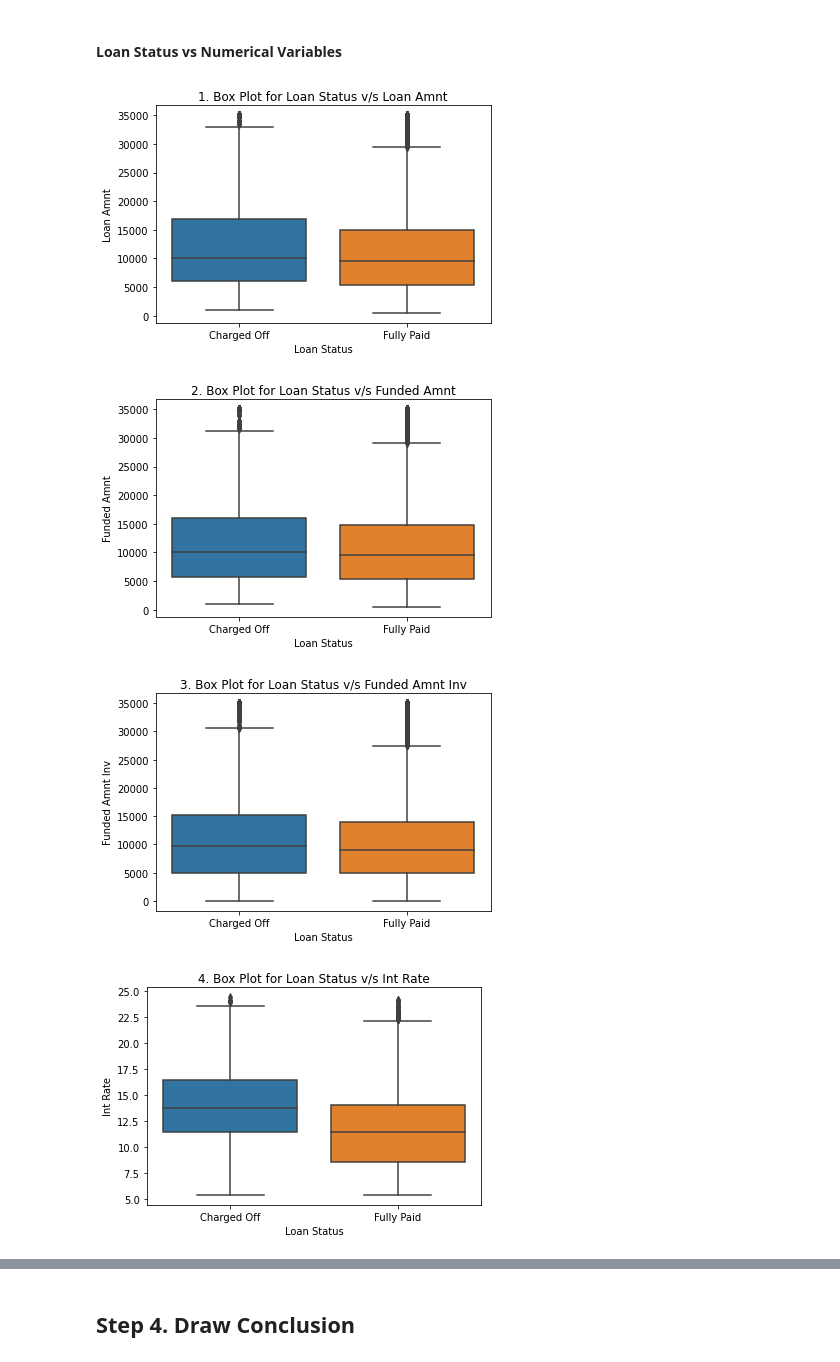
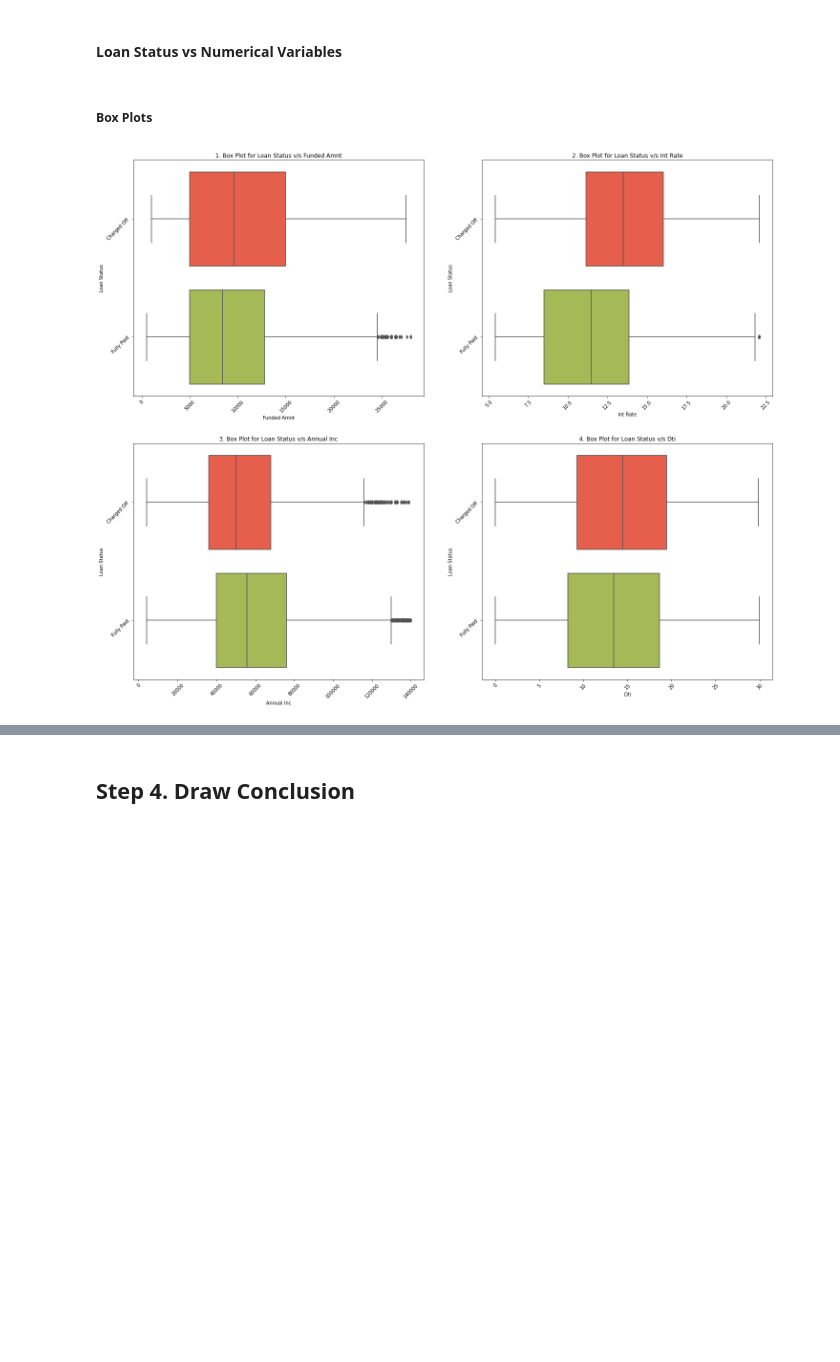
Before and after one commit to rahul-nanwani/lending-club, a Jupyter notebook: Rahul_Nanwani.ipynb, the cells around one changed output, grey strips where cells are left out. Cells and saved outputs as stored; diff of their text form; code cells hidden in the pictures; blank space fills up the shorter version.

```diff
--- a/Rahul_Nanwani.ipynb
+++ b/Rahul_Nanwani.ipynb
@@ -356,11 +362,9 @@ df['emp_length'] = df['emp_length'].dropna().apply(lambda x: 0 if x == '< 1 year
 # %% [markdown]
 We need only month for our analysis, let us keep only month and set its column type as category.
 # %%
-df['issue_d'] = df['issue_d'].dropna().apply(lambda x: dt.strptime(x, '%b-%y')).dt.month
+df['issue_d'] = df['issue_d'].apply(lambda x: dt.strptime(x, '%b-%y')).dt.month
 # %%
 df['issue_d'] = df['issue_d'].astype('category')
-# %%
-df['annual_inc'] = df['annual_inc'] / 1000
 # %%
 df.info()
 # %% [output]
@@ -442,2 +435,0 @@ This has a very few outliers at the top. We can drop the ones that have more tha
-# %%
-df = df[df['annual_inc']<3000]
@@ -525,0 +536,17 @@ for col in numerical_columns:
+# %%
+fig, axs = plt.subplots(nrows=4, ncols=2, figsize=(16, 21))
+subplots = axs.flatten()
+
+for idx, col in enumerate(numerical_columns):
+    col_name = col.replace('_', ' ').title()
+    ax = subplots[idx]
+
+    sns.histplot(x=df[col], bins=10, ax=ax)
+
+    ax.set_title(f"{idx+1}. Histogram Plot for {col_name}")
+    ax.set_xlabel(col_name)
+    ax.set_ylabel('Count')
+    ax.tick_params(labelrotation=45)
+
+plt.tight_layout()
+plt.show()
@@ -556,21 +592,22 @@ for col in categorical_columns:
 # %% [markdown]
 #### Loan Status vs Numerical Variables
+# %% [markdown]
+##### Box Plots
 # %%
-count = 0
+fig, axs = plt.subplots(nrows=2, ncols=2, figsize=(24, 20))
+subplots = axs.flatten()
 
-for col in numerical_columns:
-    count += 1
-    col_name = ' '.join(col.split('_')).title()
+for idx, col in enumerate(['funded_amnt', 'int_rate', 'annual_inc', 'dti']):
+    col_name = col.replace('_', ' ').title()
+    ax = subplots[idx]
 
-    sns.boxplot(x='loan_status', y=col, data=df)
+    sns.boxplot(y='loan_status', x=col, data=df, palette=['#FF4C33', "#AECB46"], ax=ax)
 
-    plt.title(f"{count}. Box Plot for Loan Status v/s {col_name}")
-    plt.xlabel('Loan Status')
-    plt.ylabel(col_name)
+    ax.set_title(f"{idx+1}. Box Plot for Loan Status v/s {col_name}")
+    ax.set_xlabel(col_name)
+    ax.set_ylabel('Loan Status')
+    ax.tick_params(labelrotation=45)
 
-    plt.show()
+plt.show()
 # %% [output]
-[figure, old version]
+[figure, new version]
-[figure, removed]
-[figure, removed]
-[figure, removed]
```
Also changed, not shown: parts of 61 cells of this notebook, 7 other files.
